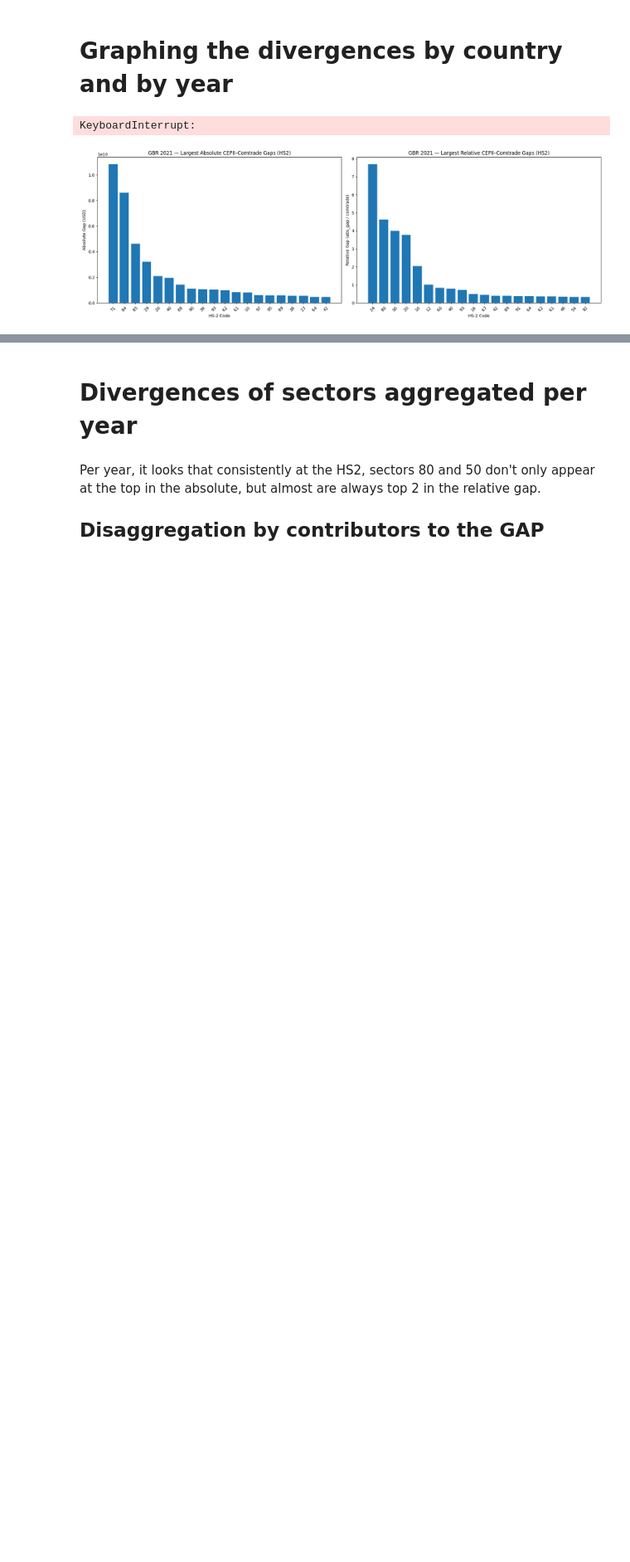
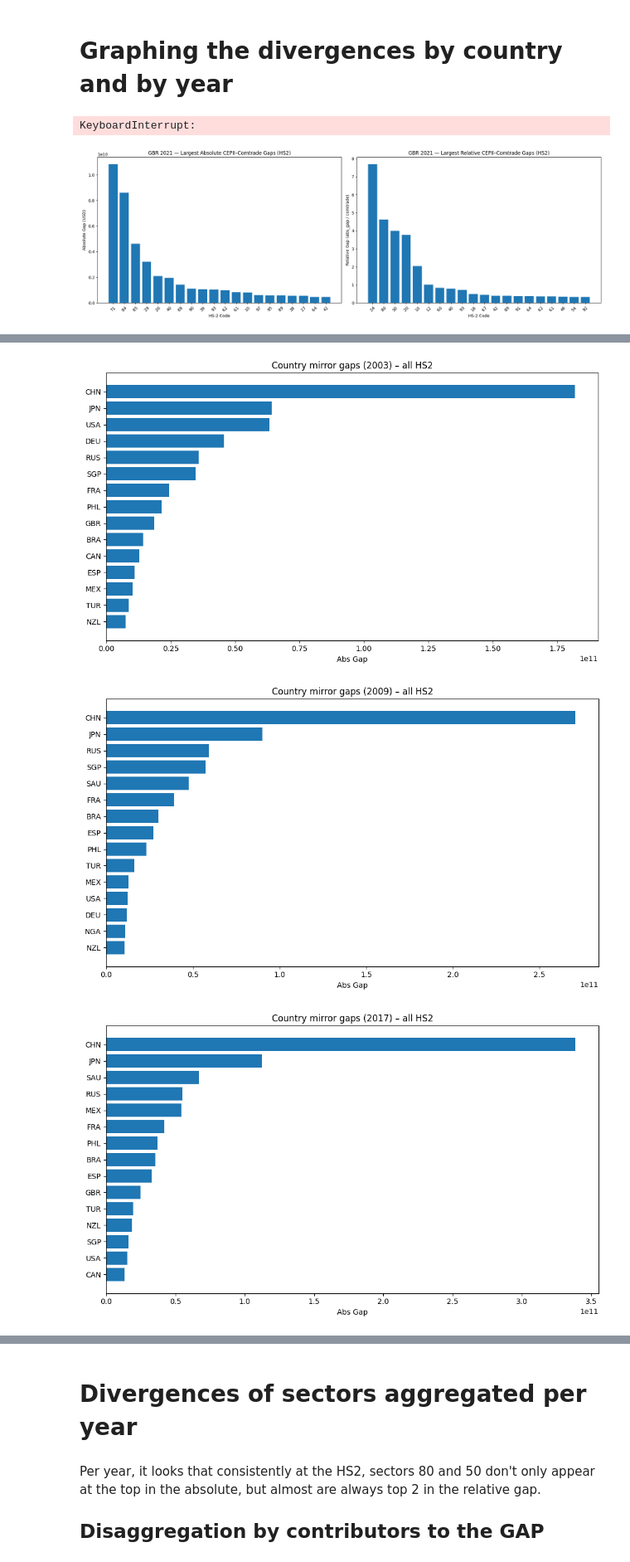
Before and after one commit to DavidAFG/Trade_Bid, a Jupyter notebook: two_digit_comp.ipynb, the cells around one changed output, grey strips where cells are left out. Shown at 83% size. Drawn from its saved outputs; the diff is of its cells as text; code cells hidden in the pictures; blank space fills up the shorter version.

```diff
--- a/two_digit_comp.ipynb
+++ b/two_digit_comp.ipynb
@@ -1082,0 +1136,13 @@ KeyboardInterrupt:
+# %%
+# absolute gaps
+for y in sorted(gaps_country_year["year"].unique()):
+    plot_country_gaps_year(
+        gaps_country_year,
+        year=y,
+        gap_col="abs_gap",
+        title_suffix="– all HS2"
+    )
+# %% [output]
+[figure, added]
+[figure, added]
+[figure, added]
```
Also changed, not shown: parts of 7 cells of this notebook, 1 other file.
